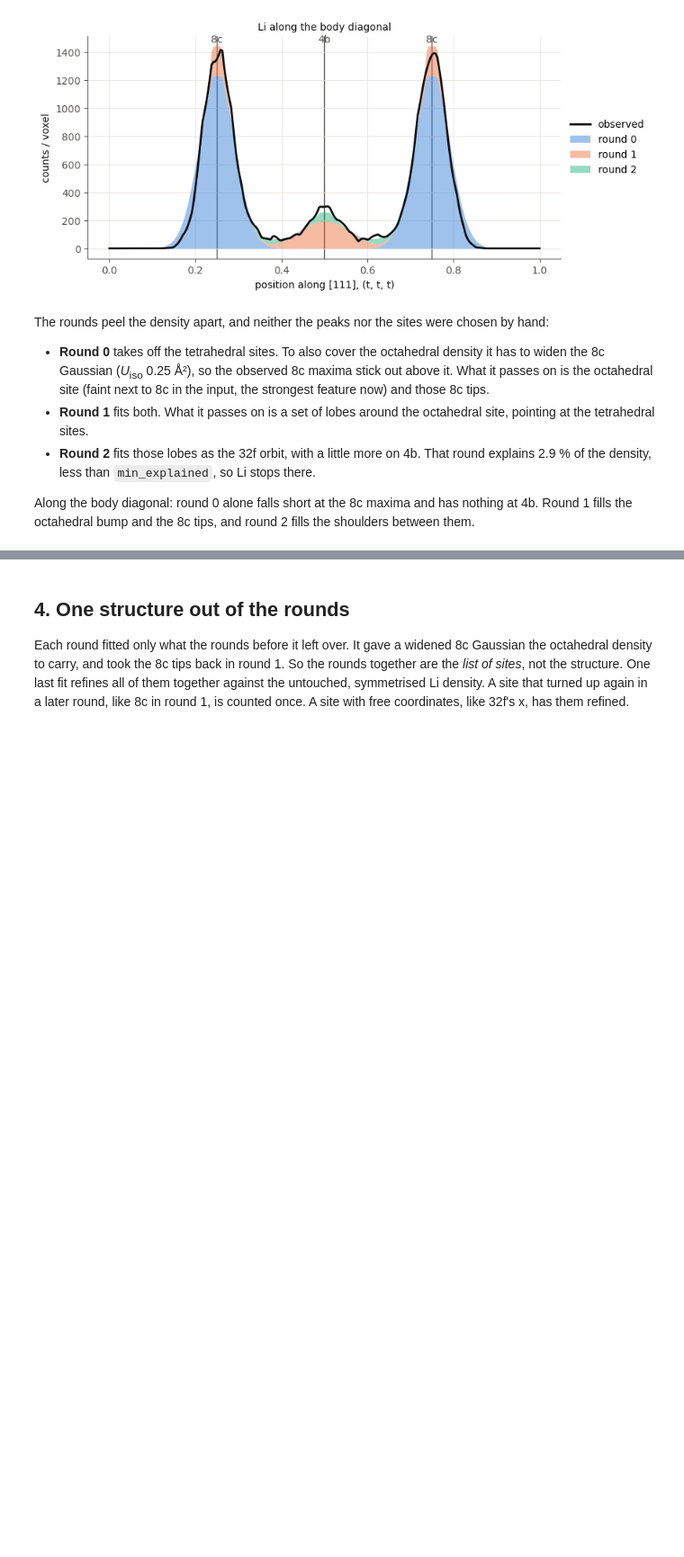
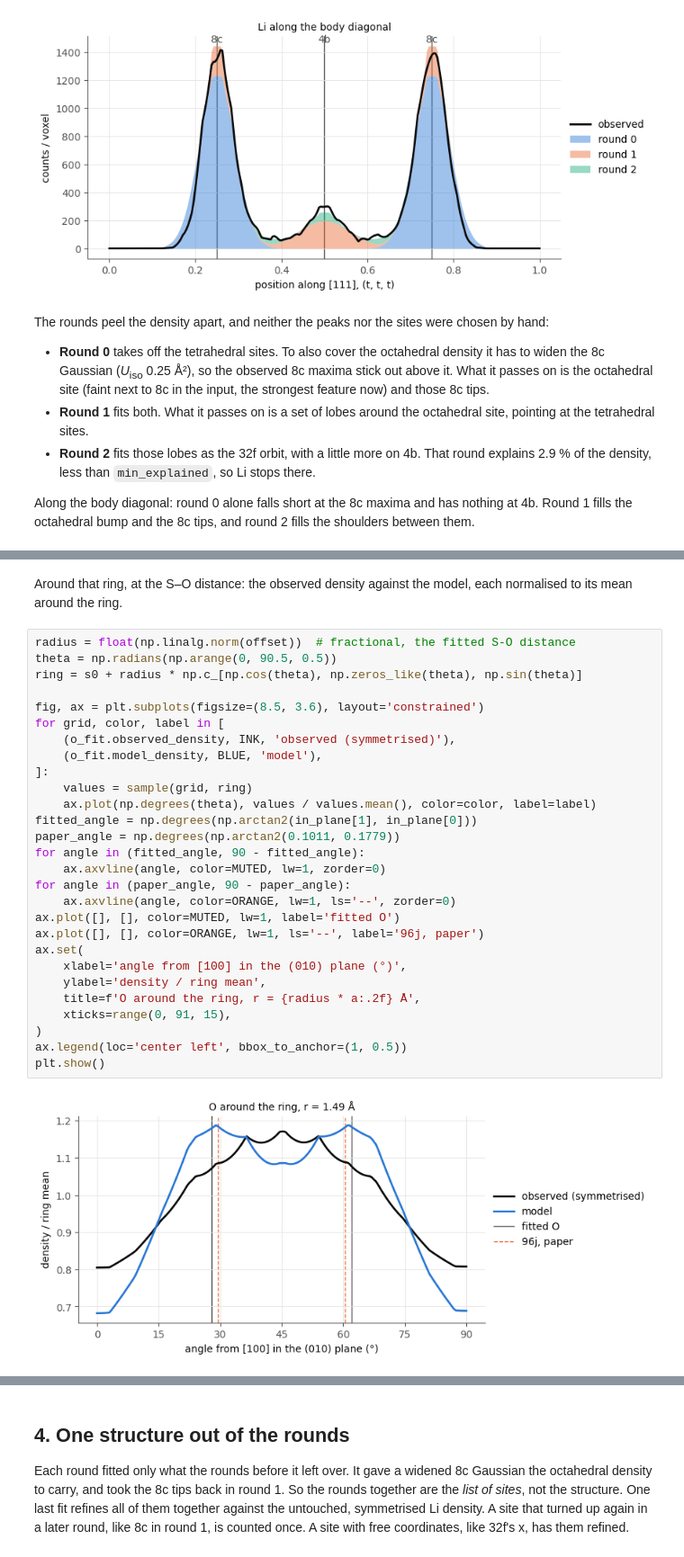
Before and after one commit to GEMDAT-repos/gemdat-notebooks, a Jupyter notebook: crystallizer_density_loop.ipynb, the cells around one changed output, grey strips where cells are left out. Shown at 90% size. Cells and saved outputs as stored; diff of their text form; blank space fills up the shorter version.

```diff
--- a/crystallizer_density_loop.ipynb
+++ b/crystallizer_density_loop.ipynb
@@ -391,0 +461,33 @@ them.
+# %% [markdown]
+Around that ring, at the S–O distance: the observed density against the model, each
+normalised to its mean around the ring.
+# %%
+radius = float(np.linalg.norm(offset))  # fractional, the fitted S-O distance
+theta = np.radians(np.arange(0, 90.5, 0.5))
+ring = s0 + radius * np.c_[np.cos(theta), np.zeros_like(theta), np.sin(theta)]
+
+fig, ax = plt.subplots(figsize=(8.5, 3.6), layout='constrained')
+for grid, color, label in [
+    (o_fit.observed_density, INK, 'observed (symmetrised)'),
+    (o_fit.model_density, BLUE, 'model'),
+]:
+    values = sample(grid, ring)
+    ax.plot(np.degrees(theta), values / values.mean(), color=color, label=label)
+fitted_angle = np.degrees(np.arctan2(in_plane[1], in_plane[0]))
+paper_angle = np.degrees(np.arctan2(0.1011, 0.1779))
+for angle in (fitted_angle, 90 - fitted_angle):
+    ax.axvline(angle, color=MUTED, lw=1, zorder=0)
+for angle in (paper_angle, 90 - paper_angle):
+    ax.axvline(angle, color=ORANGE, lw=1, ls='--', zorder=0)
+ax.plot([], [], color=MUTED, lw=1, label='fitted O')
+ax.plot([], [], color=ORANGE, lw=1, ls='--', label='96j, paper')
+ax.set(
+    xlabel='angle from [100] in the (010) plane (°)',
+    ylabel='density / ring mean',
+    title=f'O around the ring, r = {radius * a:.2f} Å',
+    xticks=range(0, 91, 15),
+)
+ax.legend(loc='center left', bbox_to_anchor=(1, 0.5))
+plt.show()
+# %% [output]
+[figure, added]
```
Also changed, not shown: parts of 11 cells of this notebook.
